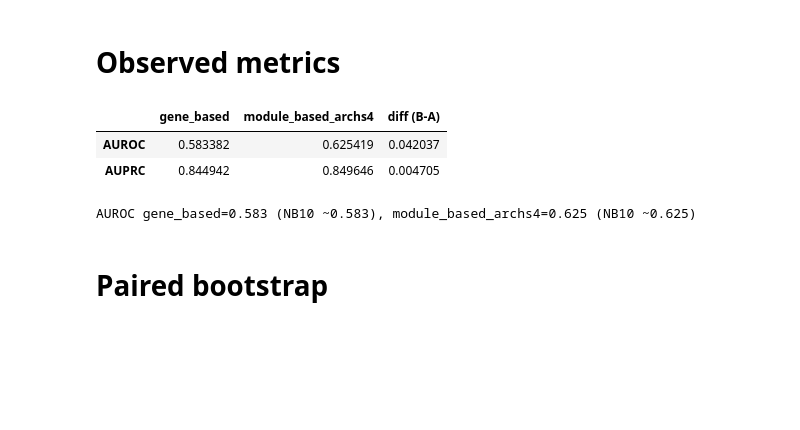
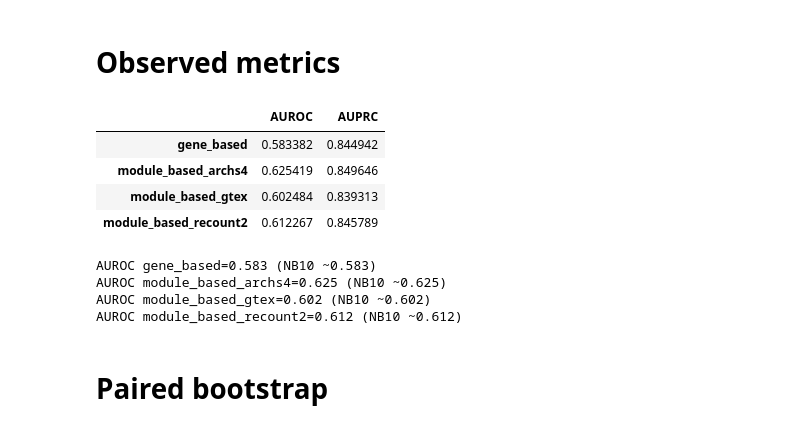
Before and after one commit to miltondp/clamp-analyses, a Jupyter notebook: nbs/03_model_biology/00_archs4/02_drug_disease_associations/signif_test/01_paired_bootstrap_test.ipynb, the cells around one changed output. Cells and saved outputs as stored; diff of their text form; code cells hidden in the pictures; blank space fills up the shorter version.

```diff
--- a/nbs/03_model_biology/00_archs4/02_drug_disease_associations/signif_test/01_paired_bootstrap_test.ipynb
+++ b/nbs/03_model_biology/00_archs4/02_drug_disease_associations/signif_test/01_paired_bootstrap_test.ipynb
@@ -73,37 +95,50 @@ wide_label = (
     predictions_avg.groupby(['trait', 'drug'], observed=True)['true_class']
     .agg(lambda s: s.unique()[0]))
 
-# Both methods must be defined on exactly the same pairs (no NaNs).
-assert wide_score[[METHOD_A, METHOD_B]].notna().all().all(), 'methods differ in pair coverage'
+# Every method must be defined on exactly the same (trait, drug) pairs (no NaNs).
+# This shared index *is* the pairing the bootstrap relies on.
+missing = [m for m in METHOD_ORDER if m not in wide_score.columns]
+assert not missing, (
+    f'methods absent from predictions_paired.pkl: {missing} -- re-run NB00 '
+    f'(it aggregates all of NB06-NB09)')
+assert wide_score[METHOD_ORDER].notna().all().all(), 'methods differ in pair coverage'
+
 wide_score = wide_score.loc[wide_label.index]
-
 y_true = wide_label.values.astype(int)
-score_a = wide_score[METHOD_A].values
-score_b = wide_score[METHOD_B].values
+scores = {m: wide_score[m].values for m in METHOD_ORDER}
 n = len(y_true)
-display(f'{n} paired (drug, disease) pairs; positives={int(y_true.sum())}, negatives={int((y_true == 0).sum())}')
+display(f'{n} paired (drug, disease) pairs; '
+        f'positives={int(y_true.sum())}, negatives={int((y_true == 0).sum())}')
 # %% [output]
 '685 paired (drug, disease) pairs; positives=531, negatives=154'
 # %% [markdown]
 # Observed metrics
 # %%
-observed = {}
-for mname, mfunc in METRICS.items():
-    a = mfunc(y_true, score_a)
-    b = mfunc(y_true, score_b)
-    observed[mname] = {'A': a, 'B': b, 'diff': b - a}
-observed_df = pd.DataFrame(observed).T
-observed_df.columns = [f'{METHOD_A}', f'{METHOD_B}', 'diff (B-A)']
-display(observed_df)
+# Observed (point-estimate) metric per method.
+observed = {
+    mname: {m: mfunc(y_true, scores[m]) for m in METHOD_ORDER}
+    for mname, mfunc in METRICS.items()
+}
+display(pd.DataFrame(observed))
 
-# Sanity vs NB10 published AUROC (gene ~0.583, archs4 ~0.625).
-print(f"AUROC {METHOD_A}={observed['AUROC']['A']:.3f} (NB10 ~0.583), "
-      f"{METHOD_B}={observed['AUROC']['B']:.3f} (NB10 ~0.625)")
+# Sanity vs NB10 published AUROC.
+_NB10_AUROC = {
+    'gene_based': 0.583, 'module_based_archs4': 0.625,
+    'module_based_gtex': 0.602, 'module_based_recount2': 0.612,
+}
+for m in METHOD_ORDER:
+    ref = _NB10_AUROC.get(m, float('nan'))
+    print(f"AUROC {m}={observed['AUROC'][m]:.3f} (NB10 ~{ref:.3f})")
 # %% [output]
-|  | gene_based | module_based_archs4 | diff (B-A) |
-| AUROC | 0.583382 | 0.625419 | 0.042037 |
-| AUPRC | 0.844942 | 0.849646 | 0.004705 |
+|  | AUROC | AUPRC |
+| gene_based | 0.583382 | 0.844942 |
+| module_based_archs4 | 0.625419 | 0.849646 |
+| module_based_gtex | 0.602484 | 0.839313 |
+| module_based_recount2 | 0.612267 | 0.845789 |
-AUROC gene_based=0.583 (NB10 ~0.583), module_based_archs4=0.625 (NB10 ~0.625)
+AUROC gene_based=0.583 (NB10 ~0.583)
+AUROC module_based_archs4=0.625 (NB10 ~0.625)
+AUROC module_based_gtex=0.602 (NB10 ~0.602)
+AUROC module_based_recount2=0.612 (NB10 ~0.612)
 # %% [markdown]
 # Paired bootstrap
 # %%
```
Also changed, not shown: parts of 9 cells of this notebook, 2 other files.
